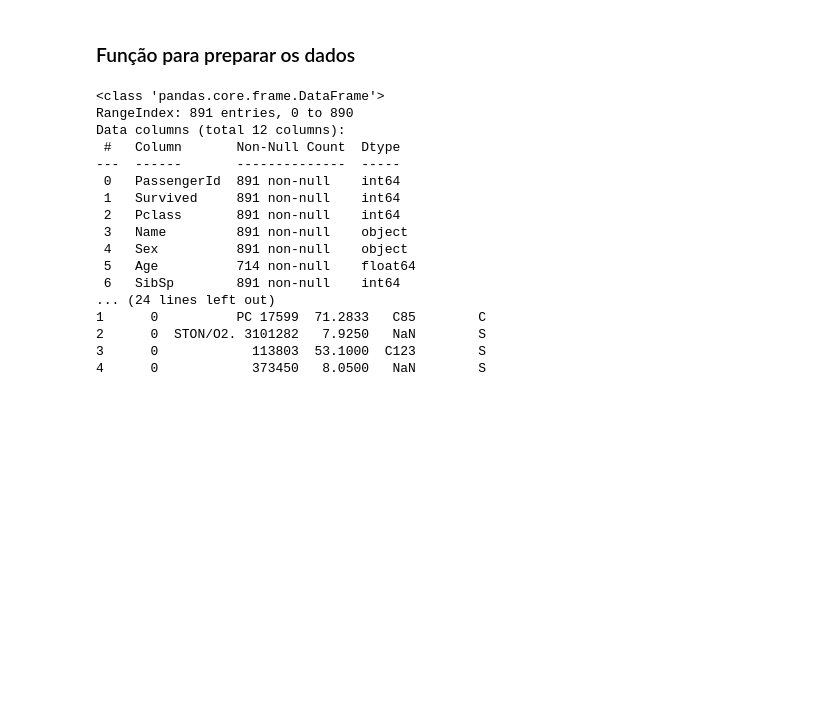
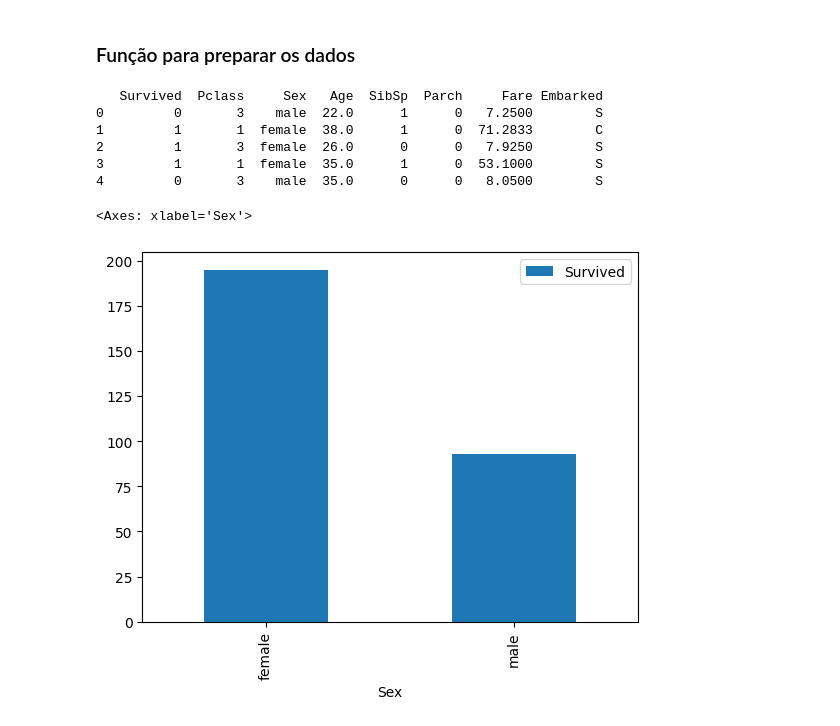
Before and after one commit to ThiagoDFMaia/Aulas-Python, a Jupyter notebook: aulas_pos/aula_pandas.ipynb, the cells around one changed output. Saved outputs shown, nothing was run; the diff lists cells and outputs as text; code cells hidden in the pictures; blank space fills up the shorter version.

```diff
--- a/aulas_pos/aula_pandas.ipynb
+++ b/aulas_pos/aula_pandas.ipynb
@@ -76,22 +72,25 @@ def prepararDados(dataFrame):
+# %%
+def prepararDados(dataFrame):
+
+    dataFrame.drop_duplicates()
+    dataFrame.drop(columns=['Cabin','PassengerId','Name','Ticket'],inplace=True)
+    dataFrame.dropna(inplace=True)
+
+    return dataFrame
 # %%
 df=prepararDados(df)
 
 print( df.head())
 # %% [output]
-<class 'pandas.core.frame.DataFrame'>
-RangeIndex: 891 entries, 0 to 890
-Data columns (total 12 columns):
- #   Column       Non-Null Count  Dtype
----  ------       --------------  -----
- 0   PassengerId  891 non-null    int64
- 1   Survived     891 non-null    int64
- 2   Pclass       891 non-null    int64
- 3   Name         891 non-null    object
- 4   Sex          891 non-null    object
- 5   Age          714 non-null    float64
- 6   SibSp        891 non-null    int64
-... (24 lines left out)
-1      0          PC 17599  71.2833   C85        C
-2      0  STON/O2. 3101282   7.9250   NaN        S
-3      0            113803  53.1000  C123        S
-4      0            373450   8.0500   NaN        S
+   Survived  Pclass     Sex   Age  SibSp  Parch     Fare Embarked
+0         0       3    male  22.0      1      0   7.2500        S
+1         1       1  female  38.0      1      0  71.2833        C
+2         1       3  female  26.0      0      0   7.9250        S
+3         1       1  female  35.0      1      0  53.1000        S
+4         0       3    male  35.0      0      0   8.0500        S
+# %%
+t=df[['Sex','Survived']]
+t.groupby('Sex').sum().plot(kind='bar')
+# %% [output]
+<Axes: xlabel='Sex'>
+[figure, added]
```
Also changed, not shown: parts of 4 cells of this notebook, 4 other files.
